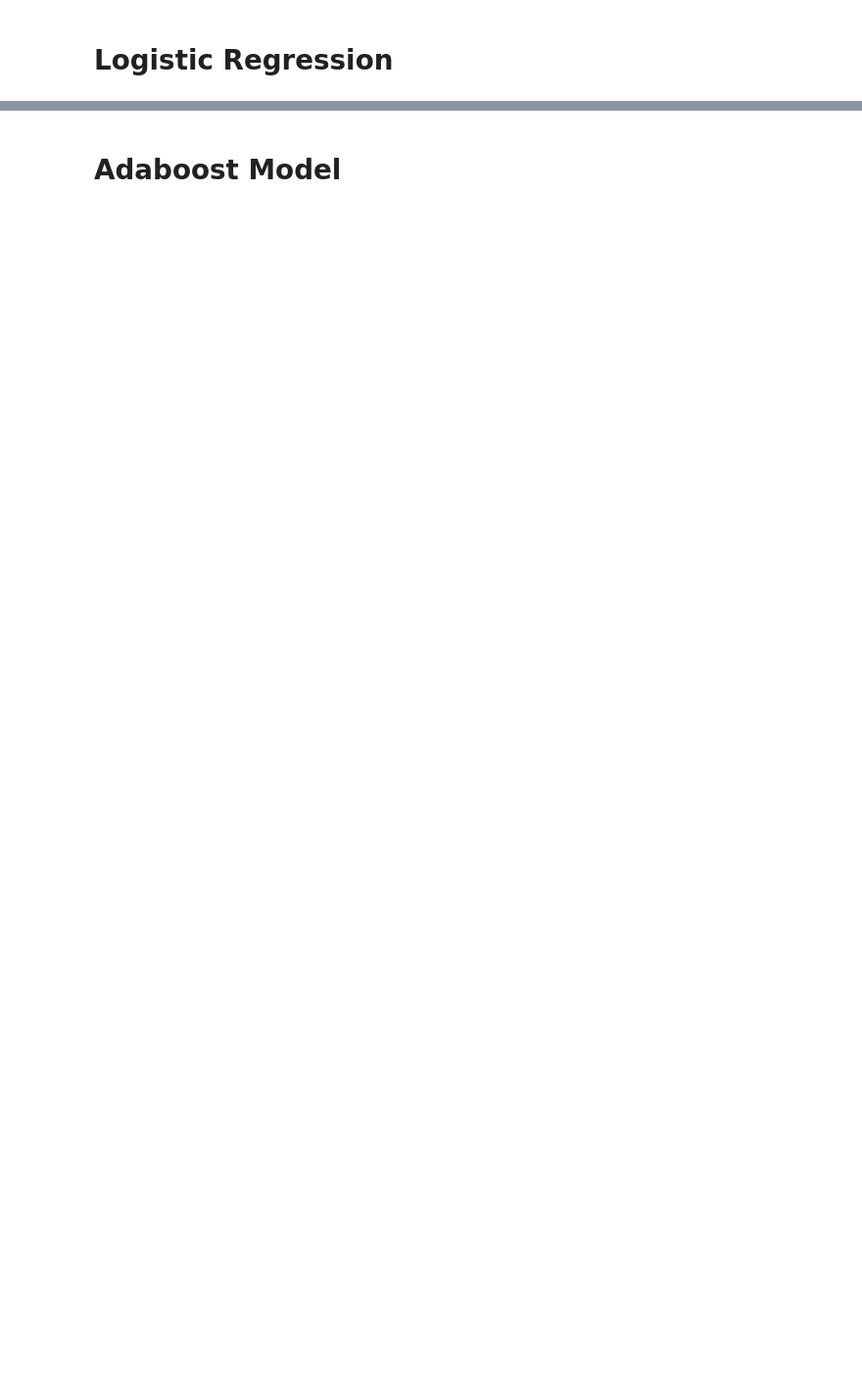
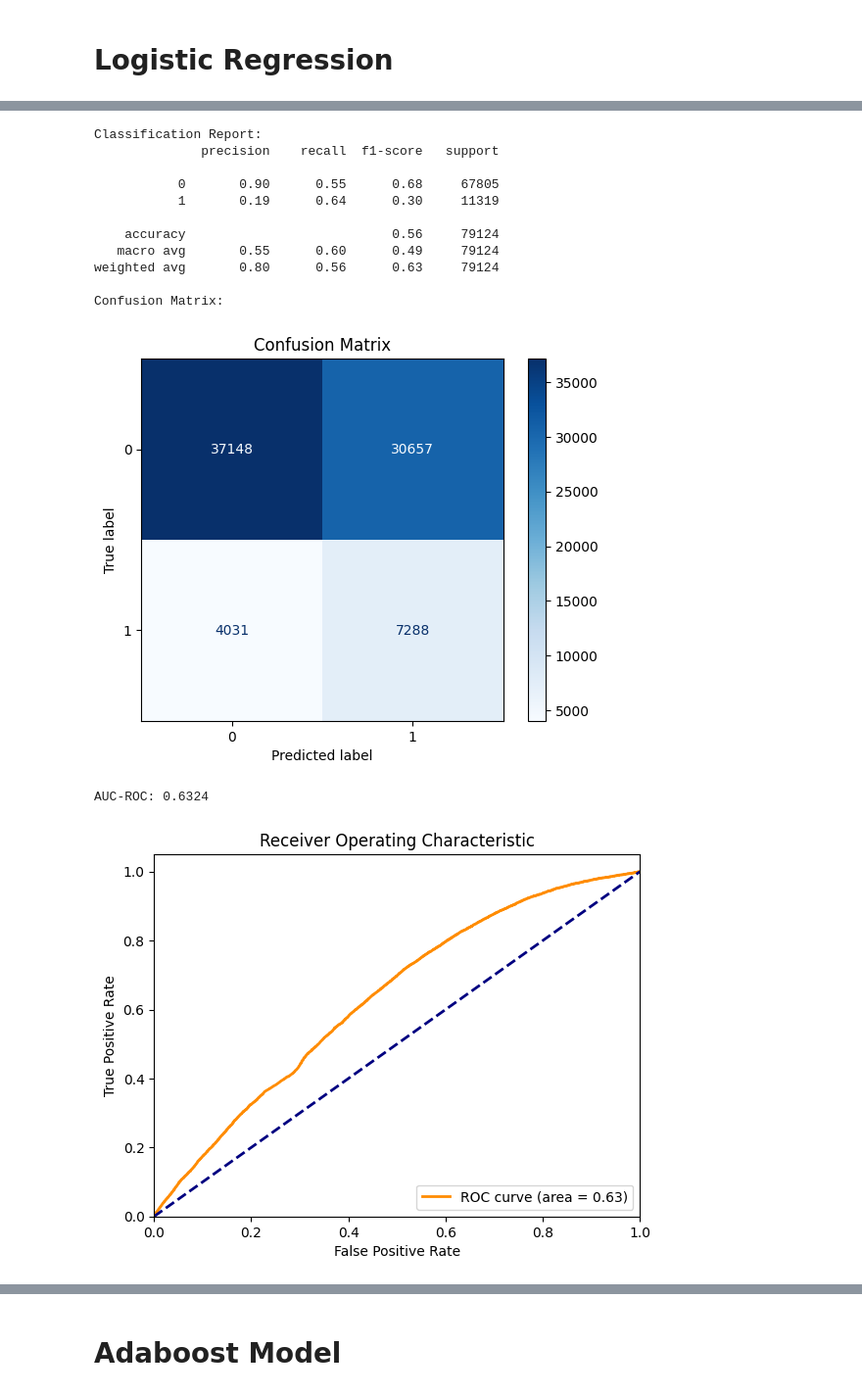
Before and after one commit to hiimss/Fake-Reviews-Detection, a Jupyter notebook: ShanShan_notebooks/data_modeling_and_evaluation.ipynb, the cells around one changed output, grey strips where cells are left out. Shown at 98% size. Saved outputs shown, nothing was run; the diff lists cells and outputs as text; code cells hidden in the pictures; blank space fills up the shorter version.

```diff
--- a/ShanShan_notebooks/data_modeling_and_evaluation.ipynb
+++ b/ShanShan_notebooks/data_modeling_and_evaluation.ipynb
@@ -453,0 +269,7 @@ def run_with_tuning(models, param_grids):
+# %%
+y_train_merged = y_train_merged['label']
+# %%
+# Scaling the data
+scaler = StandardScaler()
+X_train_scaled = scaler.fit_transform(X_train_selected)
+X_test_scaled = scaler.transform(X_test_selected)
@@ -455,0 +339,33 @@ def run_with_tuning(models, param_grids):
+# %%
+# Define the initial model configuration
+lg_model_config = {
+    'max_iter': 1000,
+    'random_state': 42
+}
+
+lg_model = LogisticRegression(**lg_model_config)
+
+
+lg_param_distributions = {
+    'max_iter': [100, 200, 300, 500, 1000],
+    'solver': ['lbfgs', 'liblinear'],
+    'C': [0.1, 1, 10, 100]
+}
+# %%
+# Train and evaluate the model
+train_and_evaluate_model(lg_model, X_train_scaled, y_train_merged, X_test_scaled, y_test_merged)
+# %% [output]
+Classification Report:
+              precision    recall  f1-score   support
+
+           0       0.90      0.55      0.68     67805
+           1       0.19      0.64      0.30     11319
+
+    accuracy                           0.56     79124
+   macro avg       0.55      0.60      0.49     79124
+weighted avg       0.80      0.56      0.63     79124
+
+Confusion Matrix:
+[figure, added]
+AUC-ROC: 0.6324
+[figure, added]
```
Also changed, not shown: parts of 53 cells of this notebook, 3 other files.
